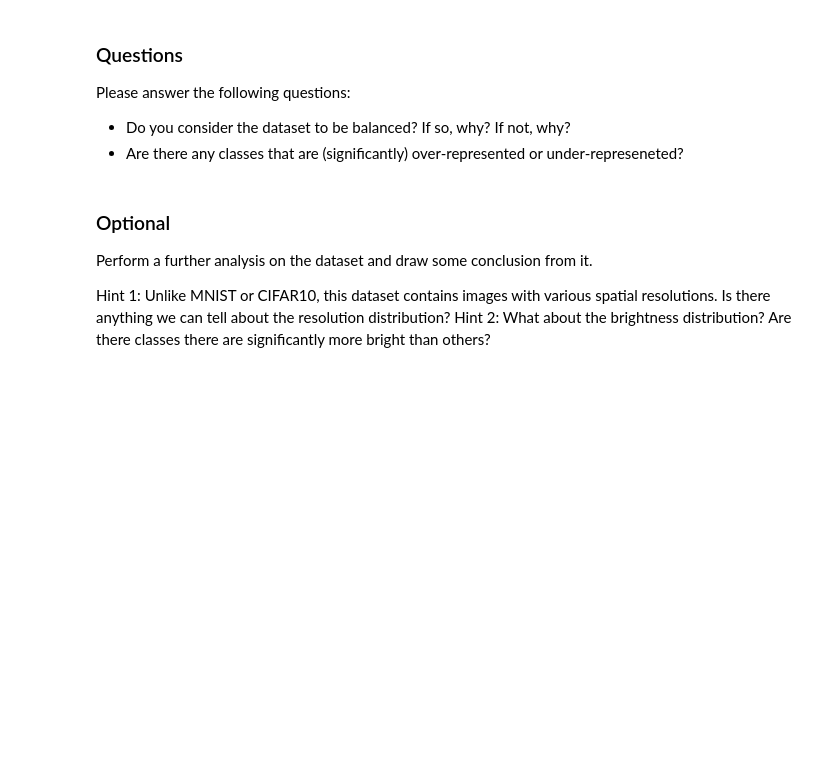
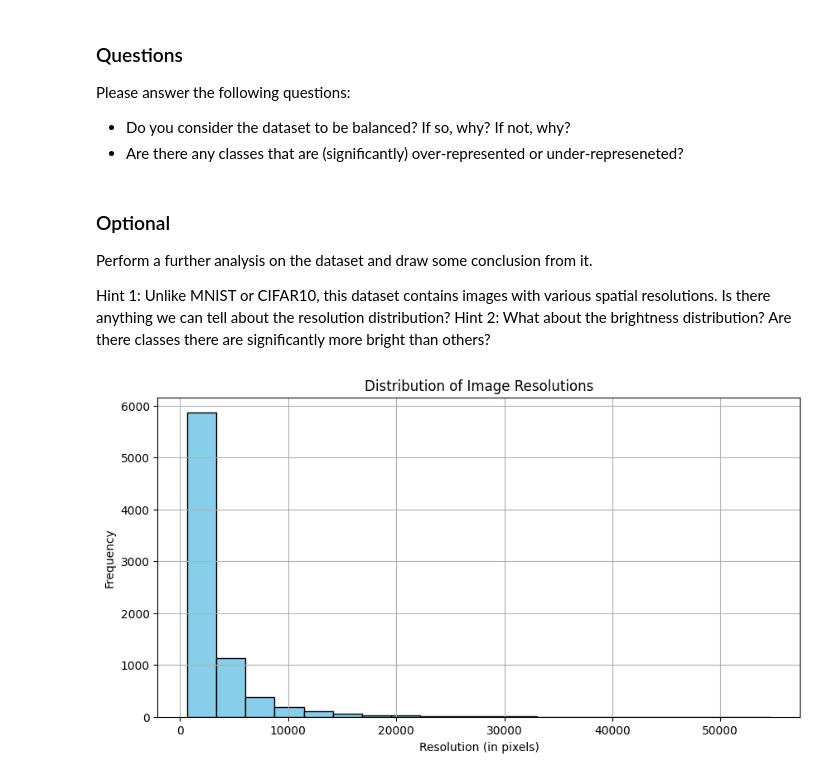
Before and after one commit to Pomidorry/Computer-Vision-Labs, a Jupyter notebook: lab7/HW7.2.ipynb, the cells around one changed output. Cells and saved outputs as stored; diff of their text form; code cells hidden in the pictures; blank space fills up the shorter version.

```diff
--- a/lab7/HW7.2.ipynb
+++ b/lab7/HW7.2.ipynb
@@ -71,3 +78,24 @@ Perform a further analysis on the dataset and draw some conclusion from it.
 
 Hint 1: Unlike MNIST or CIFAR10, this dataset contains images with various spatial resolutions. Is there anything we can tell about the resolution distribution?
 Hint 2: What about the brightness distribution? Are there classes there are significantly more bright than others?
+# %%
+sample_data = data.sample(frac=0.2, random_state=42)
+
+resolutions = []
+for _, row in sample_data.iterrows():
+    img_path = os.path.join(root, row['Path'])
+    img = cv2.imread(img_path)
+    h, w = img.shape[:2]
+    resolutions.append((w, h))
+
+resolution_sizes = [w * h for w, h in resolutions]
+
+plt.figure(figsize=(10, 5))
+plt.hist(resolution_sizes, bins=20, color='skyblue', edgecolor='black')
+plt.xlabel('Resolution (in pixels)')
+plt.ylabel('Frequency')
+plt.title('Distribution of Image Resolutions')
+plt.grid(True)
+plt.show()
+# %% [output]
+[figure, added]
```
Also changed, not shown: parts of 4 cells of this notebook.
